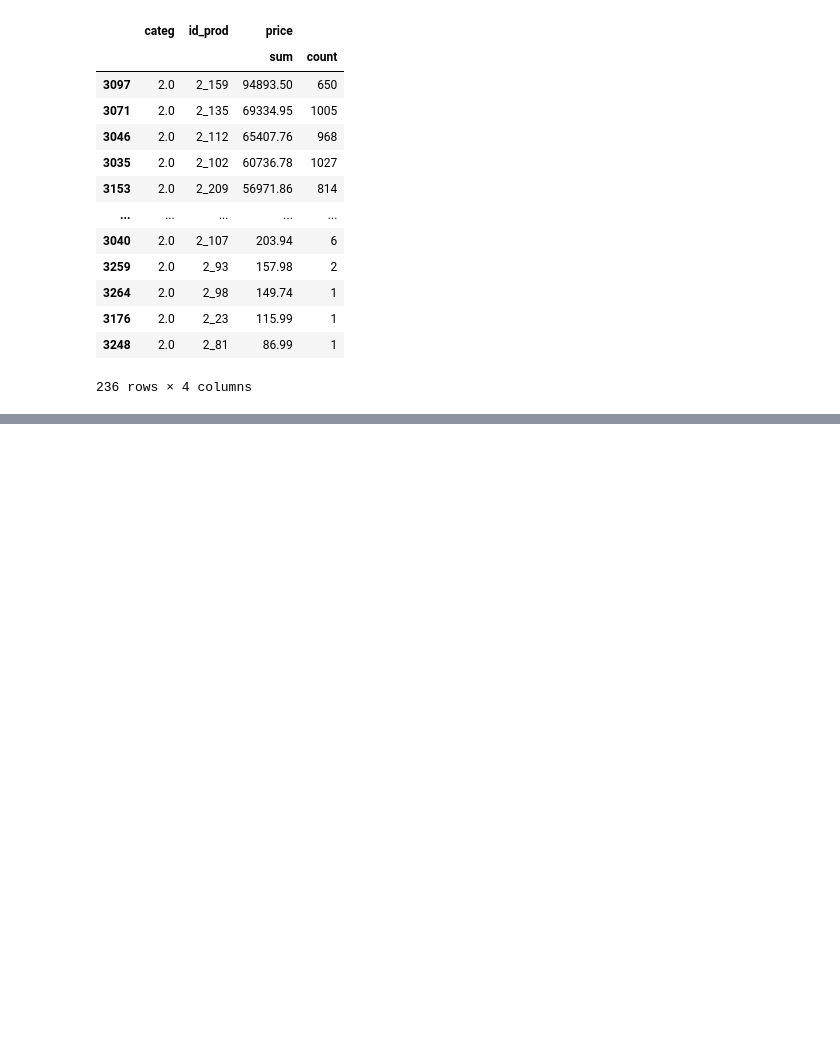
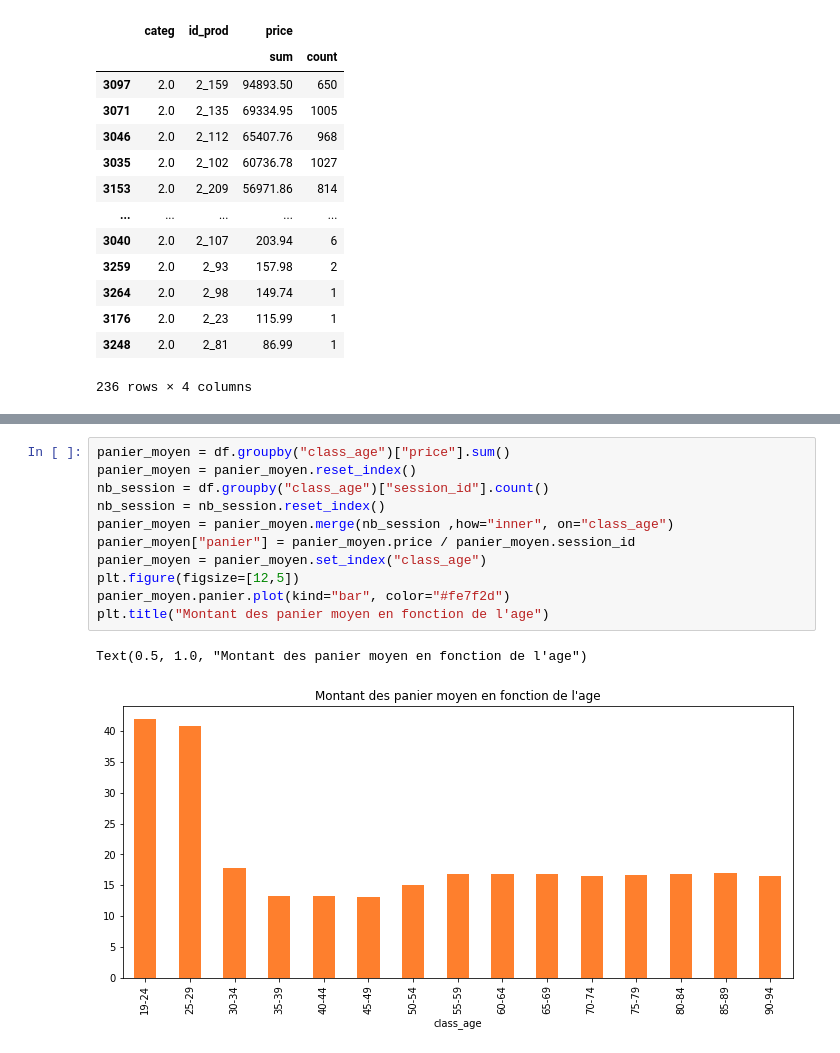
Before and after one commit to Valeeew/Analyze-bookstore-sales, a Jupyter notebook: Turnover_analyze.ipynb, the cells around one changed output, grey strips where cells are left out. Cells and saved outputs as stored; diff of their text form; blank space fills up the shorter version.

```diff
--- a/Turnover_analyze.ipynb
+++ b/Turnover_analyze.ipynb
@@ -501,0 +512,14 @@ tnf_categ2.sort_values(("price","sum"),ascending=False)
+# %%
+panier_moyen = df.groupby("class_age")["price"].sum()
+panier_moyen = panier_moyen.reset_index()
+nb_session = df.groupby("class_age")["session_id"].count()
+nb_session = nb_session.reset_index()
+panier_moyen = panier_moyen.merge(nb_session ,how="inner", on="class_age")
+panier_moyen["panier"] = panier_moyen.price / panier_moyen.session_id
+panier_moyen = panier_moyen.set_index("class_age")
+plt.figure(figsize=[12,5])
+panier_moyen.panier.plot(kind="bar", color="#fe7f2d")
+plt.title("Montant des panier moyen en fonction de l'age")
+# %% [output]
+Text(0.5, 1.0, "Montant des panier moyen en fonction de l'age")
+[figure, added]
```
Also changed, not shown: parts of 3 cells of this notebook.
